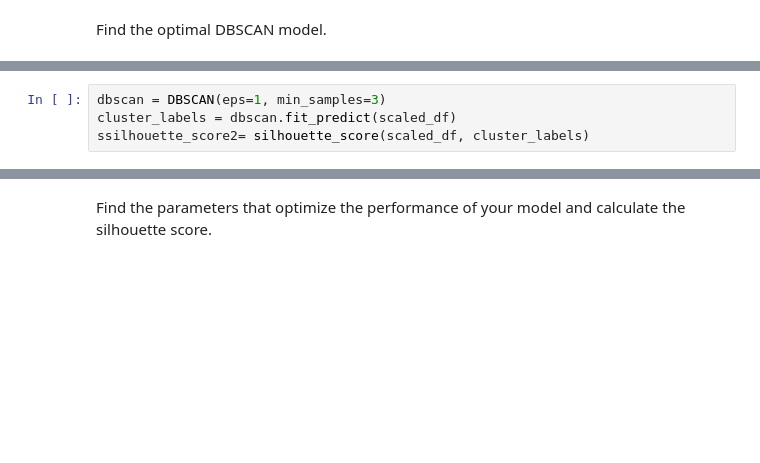
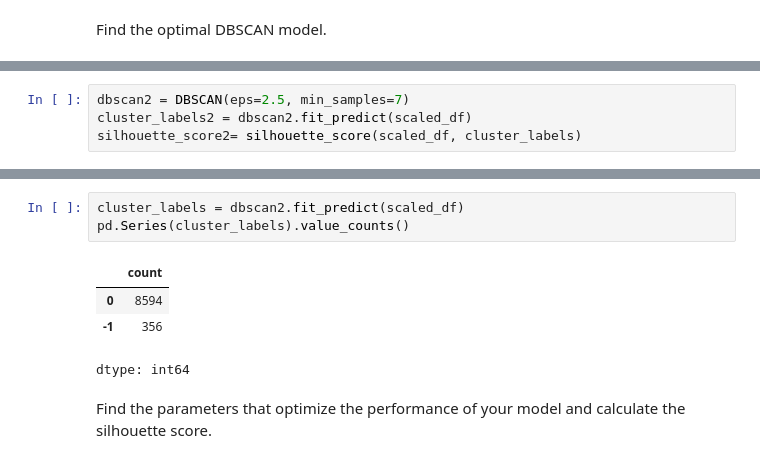
Before and after one commit to MyriamJo/-ML-52-6738, a Jupyter notebook: Clustering_Exercise.ipynb, the cells around one changed output, grey strips where cells are left out. Cells and saved outputs as stored; diff of their text form; blank space fills up the shorter version.

```diff
--- a/Clustering_Exercise.ipynb
+++ b/Clustering_Exercise.ipynb
@@ -173,4 +243,4 @@ print(np.unique(cluster_labels))
 # %%
-dbscan = DBSCAN(eps=1, min_samples=3)
-cluster_labels = dbscan.fit_predict(scaled_df)
-ssilhouette_score2= silhouette_score(scaled_df, cluster_labels)
+dbscan2 = DBSCAN(eps=2.5, min_samples=7)
+cluster_labels2 = dbscan2.fit_predict(scaled_df)
+silhouette_score2= silhouette_score(scaled_df, cluster_labels)
@@ -177,3 +254,11 @@ ssilhouette_score2= silhouette_score(scaled_df, cluster_labels)
+# %%
+cluster_labels = dbscan2.fit_predict(scaled_df)
+pd.Series(cluster_labels).value_counts()
+# %% [output]
+|  | count |
+| 0 | 8594 |
+| -1 | 356 |
+dtype: int64
 # %% [markdown]
 Find the parameters that optimize the performance of your model and calculate the silhouette score.
 # %% [markdown]
```
Also changed, not shown: parts of 12 cells of this notebook.
